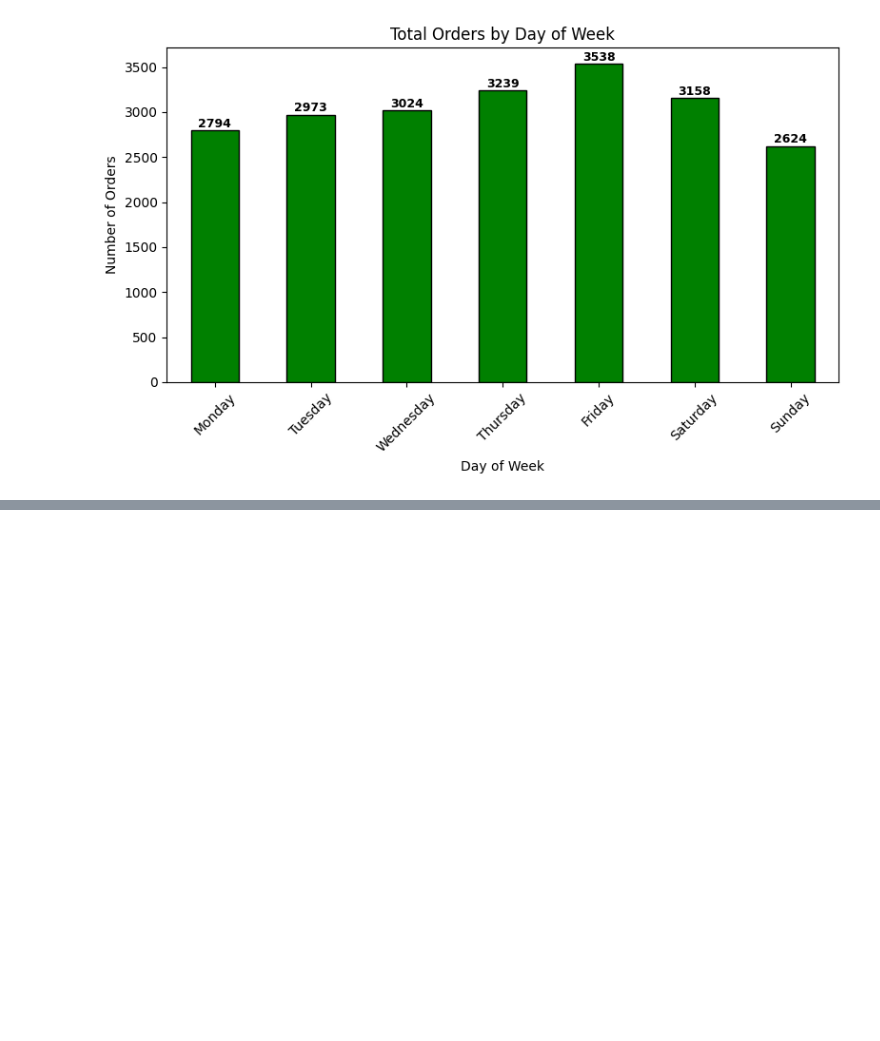
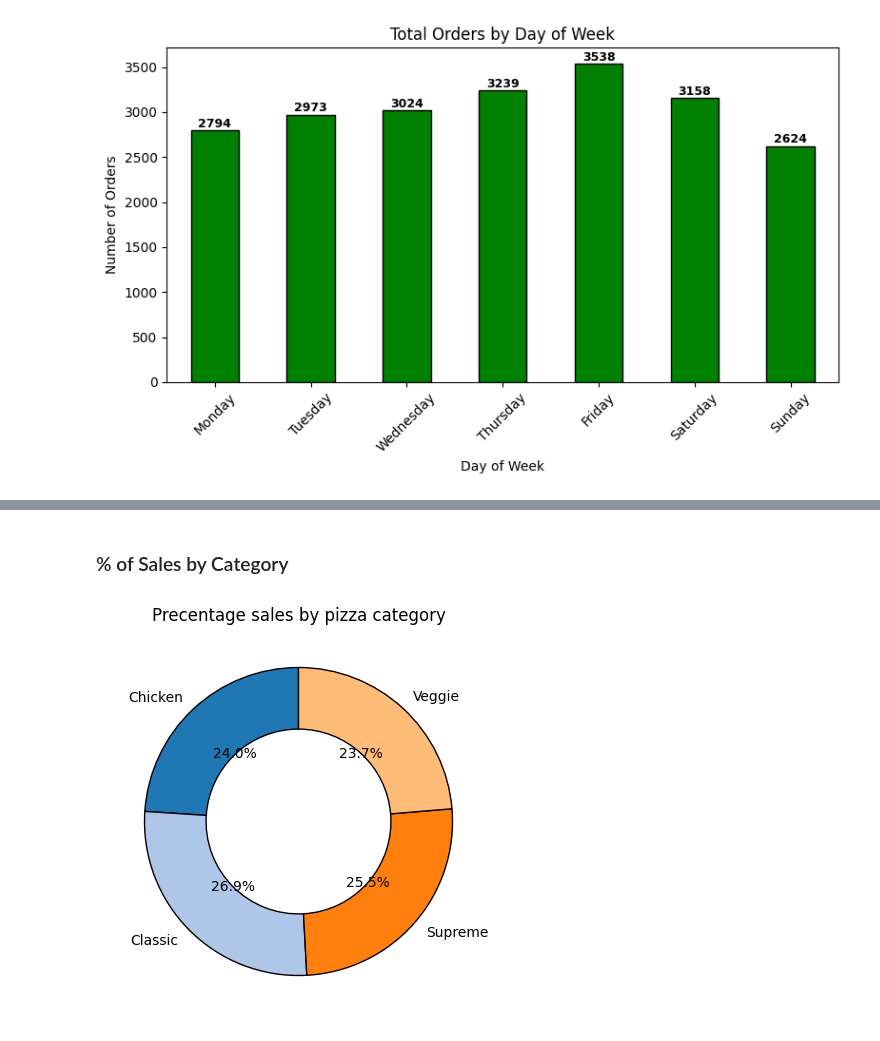
Before and after one commit to Sulakshi2002/Pizza-sales-analysis, a Jupyter notebook: Pizza sales analysis.ipynb, the cells around one changed output, grey strips where cells are left out. Saved outputs shown, nothing was run; the diff lists cells and outputs as text; code cells hidden in the pictures; blank space fills up the shorter version.

```diff
--- a/Pizza sales analysis.ipynb
+++ b/Pizza sales analysis.ipynb
@@ -206,0 +297,15 @@ plt.show()
+# %% [markdown]
+### % of Sales by Category
+# %%
+category_sales = df.groupby('pizza_category')['total_price'].sum()
+
+category_pct = category_sales/category_sales.sum() * 100
+
+plt.figure(figsize=(5,5))
+colors = plt.get_cmap('tab20').colors  #nice color palette
+
+plt.pie(category_pct, labels=category_pct.index, autopct = '%1.1f%%', startangle=90, colors = colors, wedgeprops={'edgecolor':'black','width':0.4})
+plt.title("Precentage sales by pizza category")
+plt.show()
+# %% [output]
+[figure, added]
```
Also changed, not shown: parts of 11 cells of this notebook.
